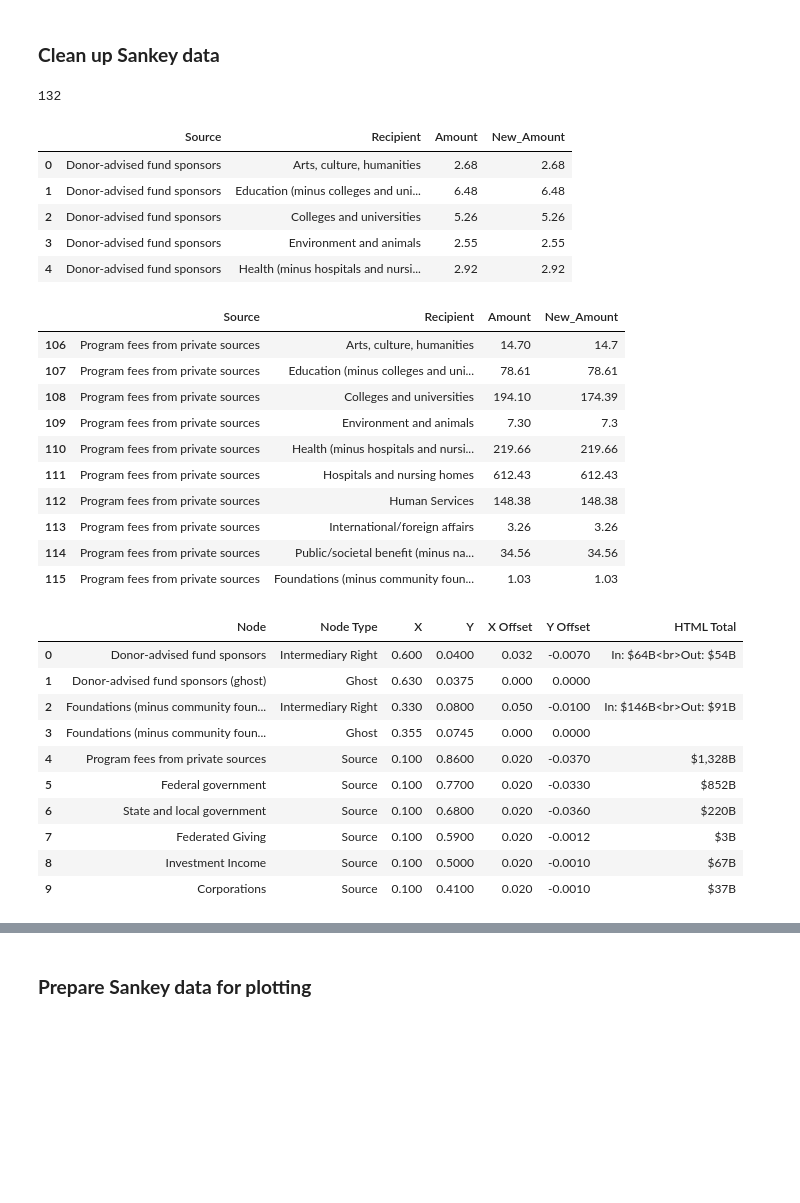
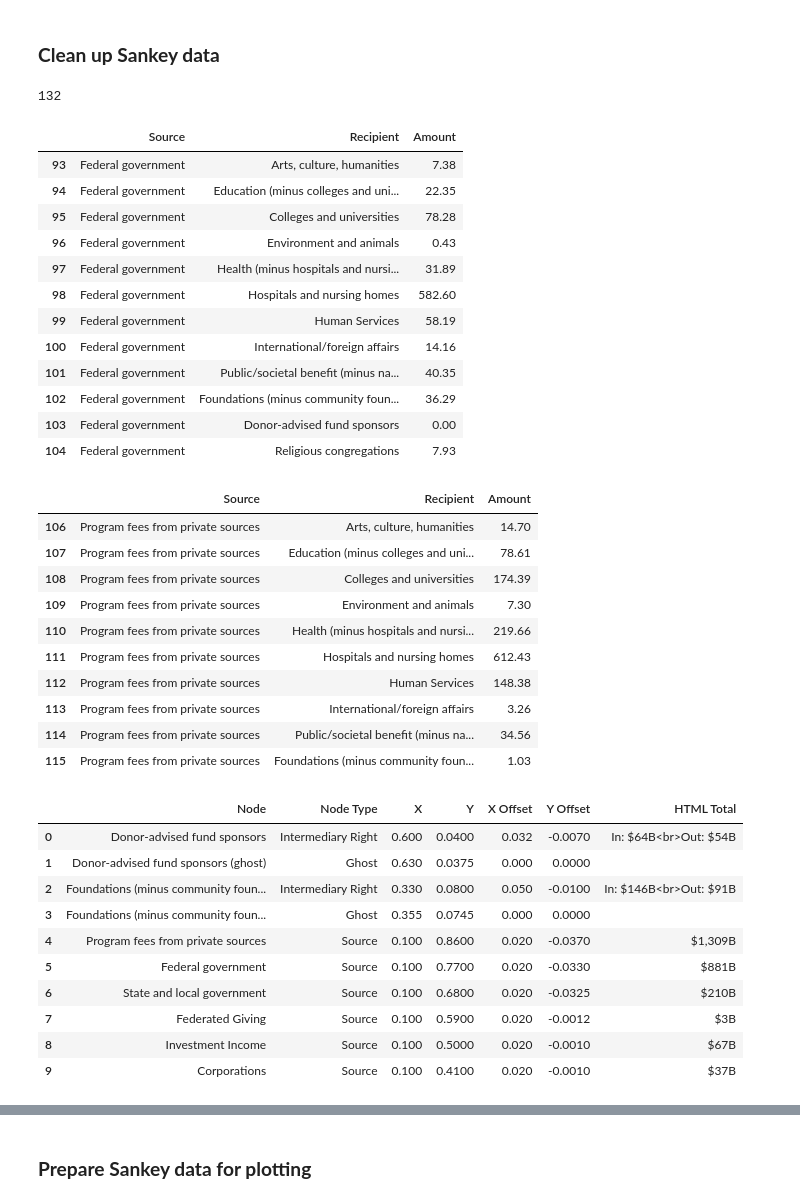
Before and after one commit to HFAwesomeCharts/MCNNonprofitEconomy, a Jupyter notebook: notebooks/MCN_NP_Economy_Figures.ipynb, the cells around one changed output, grey strips where cells are left out. Saved outputs shown, nothing was run; the diff lists cells and outputs as text; code cells hidden in the pictures; blank space fills up the shorter version.

```diff
--- a/notebooks/MCN_NP_Economy_Figures.ipynb
+++ b/notebooks/MCN_NP_Economy_Figures.ipynb
@@ -418,39 +418,54 @@ im_raw_df.head()
 # %%
 # Clean & format columns in edge data
 
 edge_clean_df = edge_raw_df.copy()
+
+# Optionally use Jon Pratt's new adjusted amounts
+
+use_new_amount = True
+if use_new_amount:
+    edge_clean_df = edge_clean_df.drop(columns=["Amount"])
+    edge_clean_df["Amount"] = edge_clean_df["New_Amount"]
+    edge_clean_df = edge_clean_df.drop(columns=["New_Amount"])
 
 edge_clean_df["Amount"] = pd.to_numeric(
     edge_clean_df["Amount"]
         .replace("-", 0)
         .str.replace(",", "", regex=False),
     errors="coerce"
 )
 
 print(len(edge_clean_df))
-edge_clean_df.head()
+edge_clean_df[edge_clean_df["Source"] == "Federal government"].head(12)
 # %% [output]
 132
-|  | Source | Recipient | Amount | New_Amount |
-| 0 | Donor-advised fund sponsors | Arts, culture, humanities | 2.68 | 2.68 |
-| 1 | Donor-advised fund sponsors | Education (minus colleges and uni... | 6.48 | 6.48 |
-| 2 | Donor-advised fund sponsors | Colleges and universities | 5.26 | 5.26 |
-| 3 | Donor-advised fund sponsors | Environment and animals | 2.55 | 2.55 |
-| 4 | Donor-advised fund sponsors | Health (minus hospitals and nursi... | 2.92 | 2.92 |
+|  | Source | Recipient | Amount |
+| 93 | Federal government | Arts, culture, humanities | 7.38 |
+| 94 | Federal government | Education (minus colleges and uni... | 22.35 |
+| 95 | Federal government | Colleges and universities | 78.28 |
+| 96 | Federal government | Environment and animals | 0.43 |
+| 97 | Federal government | Health (minus hospitals and nursi... | 31.89 |
+| 98 | Federal government | Hospitals and nursing homes | 582.60 |
+| 99 | Federal government | Human Services | 58.19 |
+| 100 | Federal government | International/foreign affairs | 14.16 |
+| 101 | Federal government | Public/societal benefit (minus na... | 40.35 |
+| 102 | Federal government | Foundations (minus community foun... | 36.29 |
+| 103 | Federal government | Donor-advised fund sponsors | 0.00 |
+| 104 | Federal government | Religious congregations | 7.93 |
 # %%
 edge_clean_df[edge_clean_df["Source"].str.contains("Program")].head(10)
 # %% [output]
-|  | Source | Recipient | Amount | New_Amount |
-| 106 | Program fees from private sources | Arts, culture, humanities | 14.70 | 14.7 |
-| 107 | Program fees from private sources | Education (minus colleges and uni... | 78.61 | 78.61 |
-| 108 | Program fees from private sources | Colleges and universities | 194.10 | 174.39 |
-| 109 | Program fees from private sources | Environment and animals | 7.30 | 7.3 |
-| 110 | Program fees from private sources | Health (minus hospitals and nursi... | 219.66 | 219.66 |
-| 111 | Program fees from private sources | Hospitals and nursing homes | 612.43 | 612.43 |
-| 112 | Program fees from private sources | Human Services | 148.38 | 148.38 |
-| 113 | Program fees from private sources | International/foreign affairs | 3.26 | 3.26 |
-| 114 | Program fees from private sources | Public/societal benefit (minus na... | 34.56 | 34.56 |
-| 115 | Program fees from private sources | Foundations (minus community foun... | 1.03 | 1.03 |
+|  | Source | Recipient | Amount |
+| 106 | Program fees from private sources | Arts, culture, humanities | 14.70 |
+| 107 | Program fees from private sources | Education (minus colleges and uni... | 78.61 |
+| 108 | Program fees from private sources | Colleges and universities | 174.39 |
+| 109 | Program fees from private sources | Environment and animals | 7.30 |
+| 110 | Program fees from private sources | Health (minus hospitals and nursi... | 219.66 |
+| 111 | Program fees from private sources | Hospitals and nursing homes | 612.43 |
+| 112 | Program fees from private sources | Human Services | 148.38 |
+| 113 | Program fees from private sources | International/foreign affairs | 3.26 |
+| 114 | Program fees from private sources | Public/societal benefit (minus na... | 34.56 |
+| 115 | Program fees from private sources | Foundations (minus community foun... | 1.03 |
 # %%
 # Function for setting node total text for HTML output
 
@@ -502,9 +517,9 @@ node_totals_df.head(10)
 | 1 | Donor-advised fund sponsors (ghost) | Ghost | 0.630 | 0.0375 | 0.000 | 0.0000 |  |
 | 2 | Foundations (minus community foun... | Intermediary Right | 0.330 | 0.0800 | 0.050 | -0.0100 | In: $146B<br>Out: $91B |
 | 3 | Foundations (minus community foun... | Ghost | 0.355 | 0.0745 | 0.000 | 0.0000 |  |
-| 4 | Program fees from private sources | Source | 0.100 | 0.8600 | 0.020 | -0.0370 | $1,328B |
-| 5 | Federal government | Source | 0.100 | 0.7700 | 0.020 | -0.0330 | $852B |
-| 6 | State and local government | Source | 0.100 | 0.6800 | 0.020 | -0.0360 | $220B |
+| 4 | Program fees from private sources | Source | 0.100 | 0.8600 | 0.020 | -0.0370 | $1,309B |
+| 5 | Federal government | Source | 0.100 | 0.7700 | 0.020 | -0.0330 | $881B |
+| 6 | State and local government | Source | 0.100 | 0.6800 | 0.020 | -0.0325 | $210B |
 | 7 | Federated Giving | Source | 0.100 | 0.5900 | 0.020 | -0.0012 | $3B |
 | 8 | Investment Income | Source | 0.100 | 0.5000 | 0.020 | -0.0010 | $67B |
 | 9 | Corporations | Source | 0.100 | 0.4100 | 0.020 | -0.0010 | $37B |
```
Also changed, not shown: parts of 12 cells of this notebook, 12 other files.
